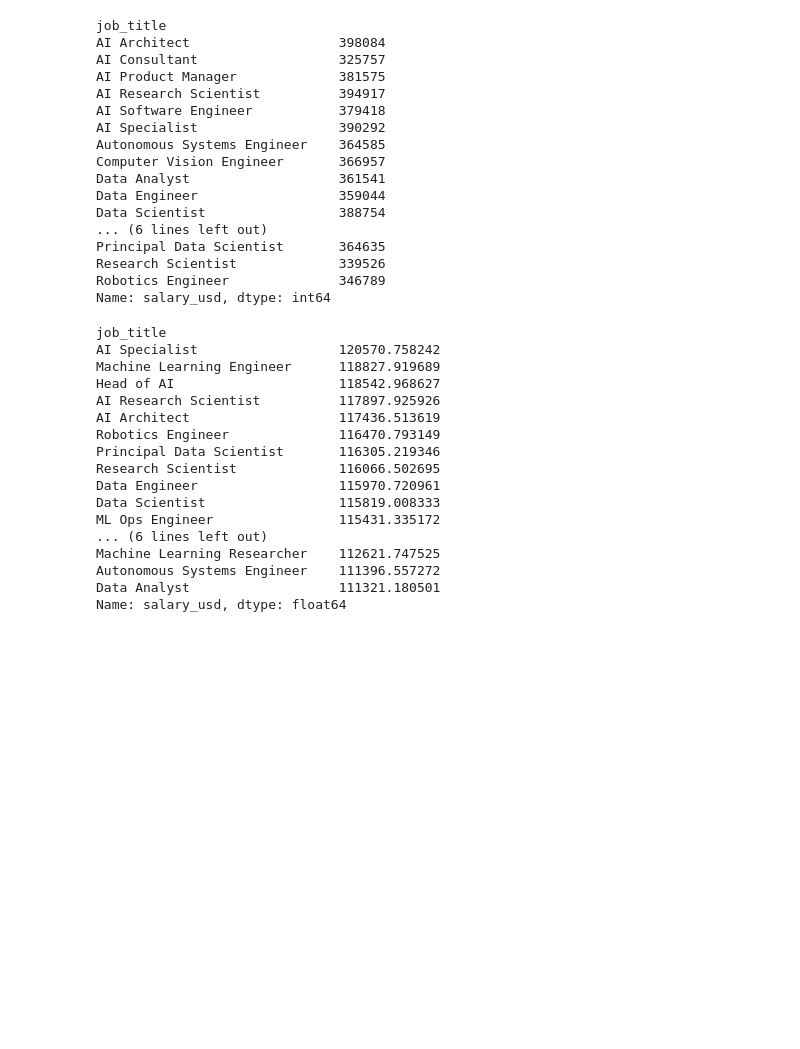
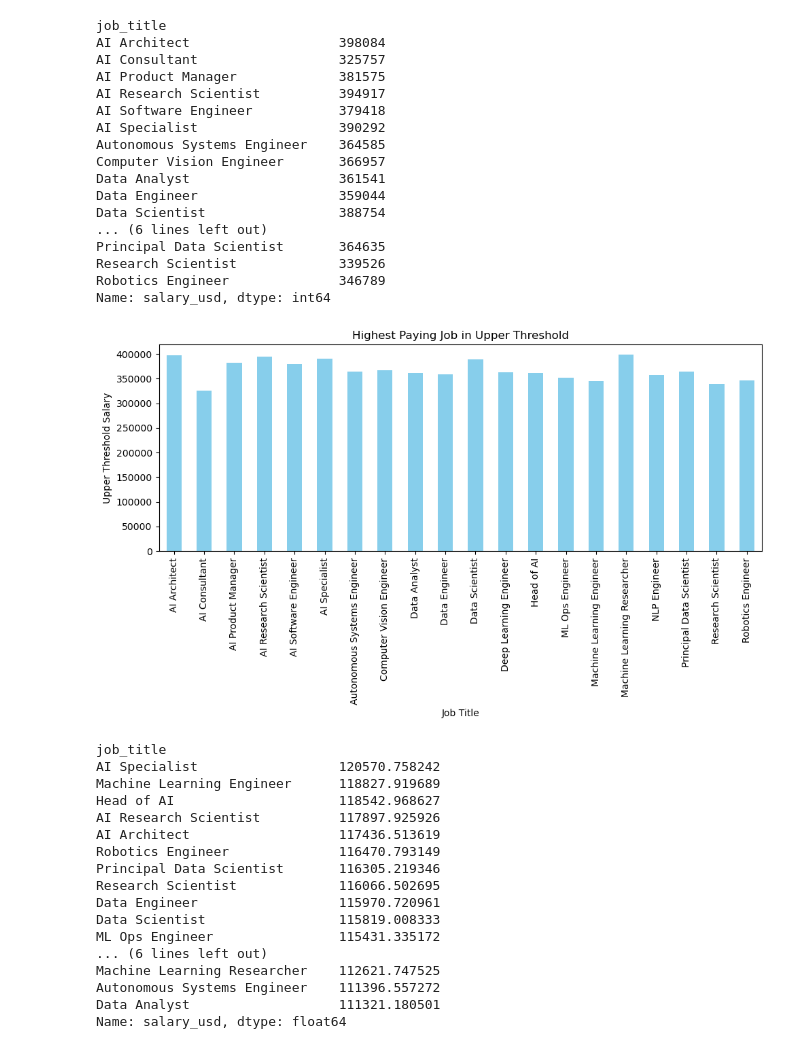
Before and after one commit to Dini15/global_ai_job_market, a Jupyter notebook: ai_market.ipynb, the cells around one changed output. Saved outputs shown, nothing was run; the diff lists cells and outputs as text; code cells hidden in the pictures; blank space fills up the shorter version.

```diff
--- a/ai_market.ipynb
+++ b/ai_market.ipynb
@@ -166,6 +169,16 @@ Principal Data Scientist       364635
 Research Scientist             339526
 Robotics Engineer              346789
 Name: salary_usd, dtype: int64
+# %%
+plt.figure(figsize=(10,6))
+highest_job.plot(kind='bar', color='skyblue')
+plt.title("Highest Paying Job in Upper Threshold")
+plt.xlabel('Job Title')
+plt.ylabel('Upper Threshold Salary')
+plt.tight_layout()
+plt.show()
+# %% [output]
+[figure, added]
 # %%
 highest_average = df.groupby('job_title')['salary_usd'].mean().sort_values(ascending=False)
 highest_average
```
Also changed, not shown: parts of 8 cells of this notebook.
